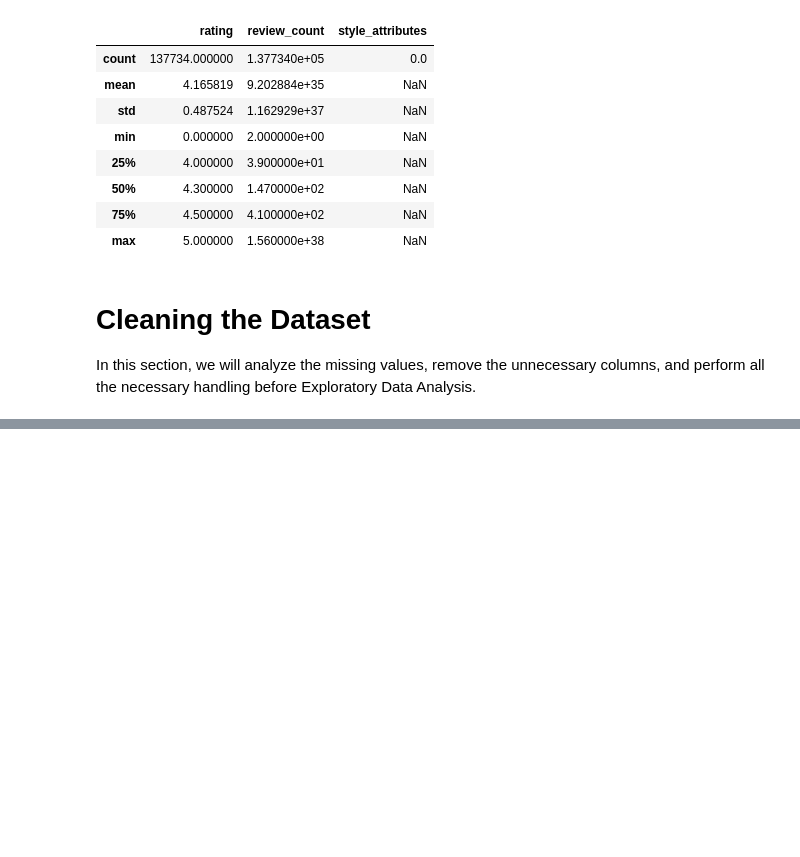
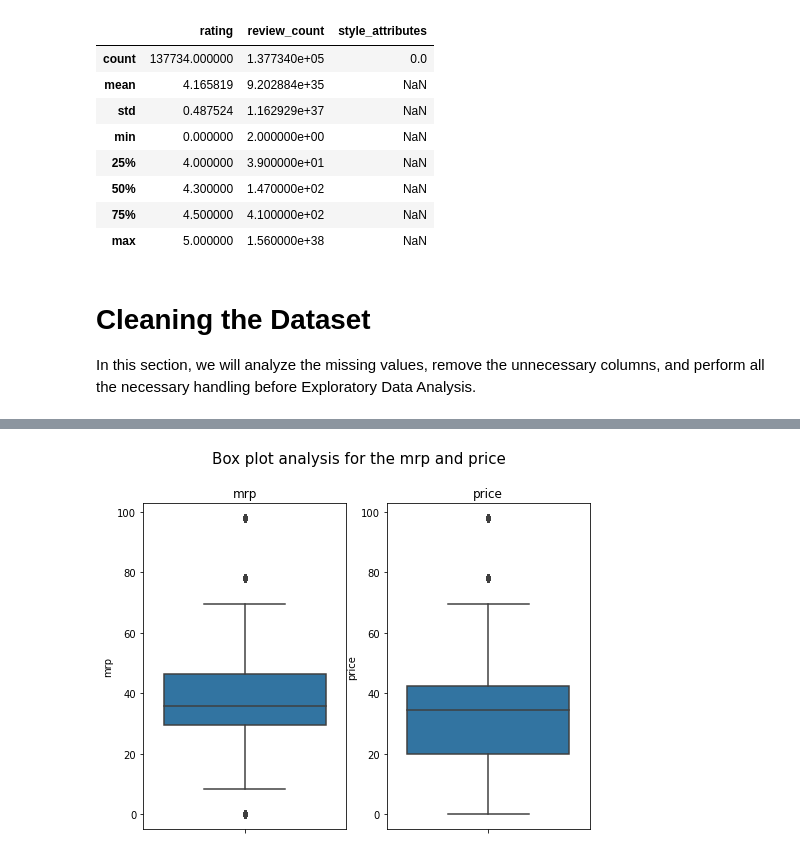
Before and after one commit to shardul-rajhans/fashion-price-prediction, a Jupyter notebook: EDA_Price_Prediction.ipynb, the cells around one changed output, grey strips where cells are left out. Saved outputs shown, nothing was run; the diff lists cells and outputs as text; code cells hidden in the pictures; blank space fills up the shorter version.

```diff
--- a/EDA_Price_Prediction.ipynb
+++ b/EDA_Price_Prediction.ipynb
@@ -131,12 +131,11 @@ victoria_secret.head(10)
 # %%
 # Categorizing the Products into Sub-Groups for generalization.
 # Reference: https://www.kaggle.com/code/jkokatjuhha/data-driven-lingerie-shopping?scriptVersionId=6849300&cellId=16
-
 def manipul_regex(str_array):
     string = '|'.join(str_array)
     return '(^|\s)(' + string + ')(\s\.|$)'
 
-def categorize(data):
+def categorize_product(data):
     panties = manipul_regex(['thong','g string','pant','v kini','boypant','pants','panty','thongs','panties',
                              'ladypant','knickers','thong','twist knicker','brief','boyshort',
                              'lace v front short','signature lace bike short','side tie bikini',
@@ -176,4 +220,4 @@ def categorize(data):
 # %%
-victoria_secret_c = categorize(victoria_secret)
-victoria_secret_c['product_category_wide'].unique()
+victoria_secret_c = categorize_colors(victoria_secret)
+victoria_secret_c['color_group'].unique()
 # %% [output]
@@ -182,0 +227,3 @@ array(['panties', 'bras', 'robe', 'bralettes', 'tops', 'bodys',
+# %%
+victoria_secret_c = categorize_product(victoria_secret_c)
+victoria_secret_c['product_category_wide'].unique()
@@ -235,0 +300,20 @@ Name: product_category_wide, dtype: int64
+# %%
+# Box plot for mrp, price
+
+fig, ax = plt.subplots(1,2,figsize=(8, 6))
+
+fig.set_constrained_layout(True)
+
+fig.suptitle('Box plot analysis for the mrp and price', fontsize=15, y=1)
+
+sns.boxplot(x='mrp', data = victoria_secret_s, ax = ax[0], orient='v')
+
+ax[0].set_title('mrp')
+
+sns.boxplot(x='price', data = victoria_secret_s, ax = ax[1], orient='v')
+
+ax[1].set_title('price')
+
+plt.show()
+# %% [output]
+[figure, added]
```
Also changed, not shown: parts of 29 cells of this notebook.
